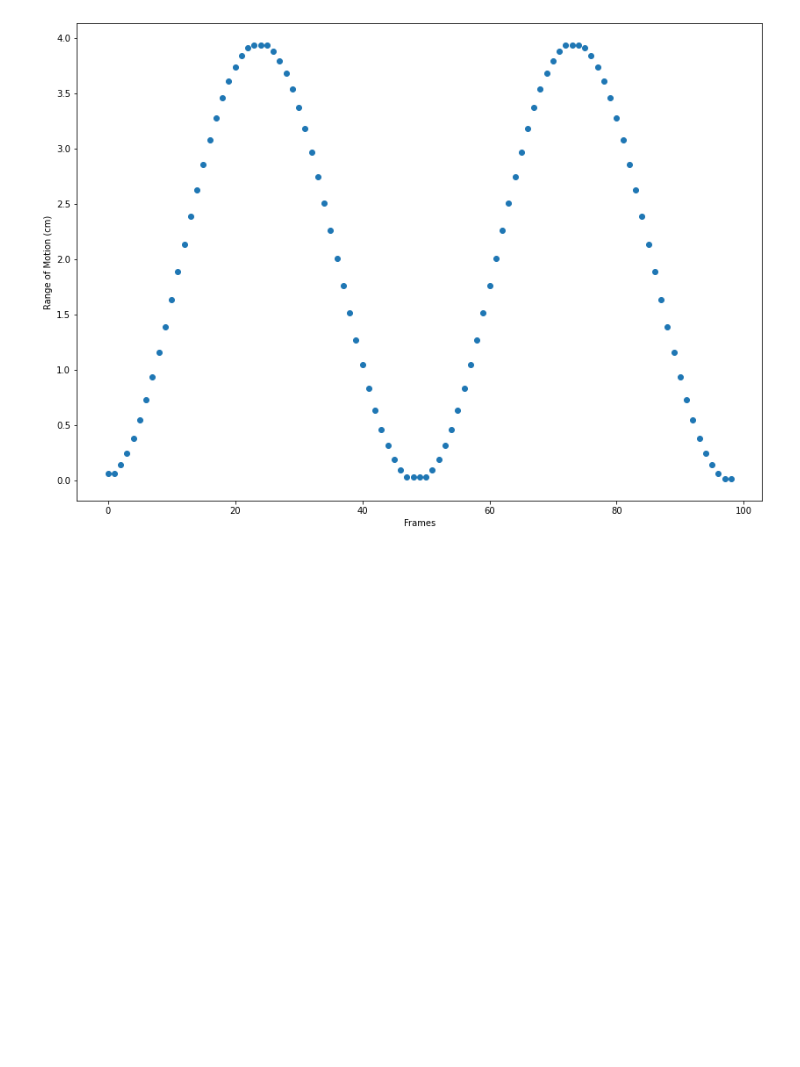
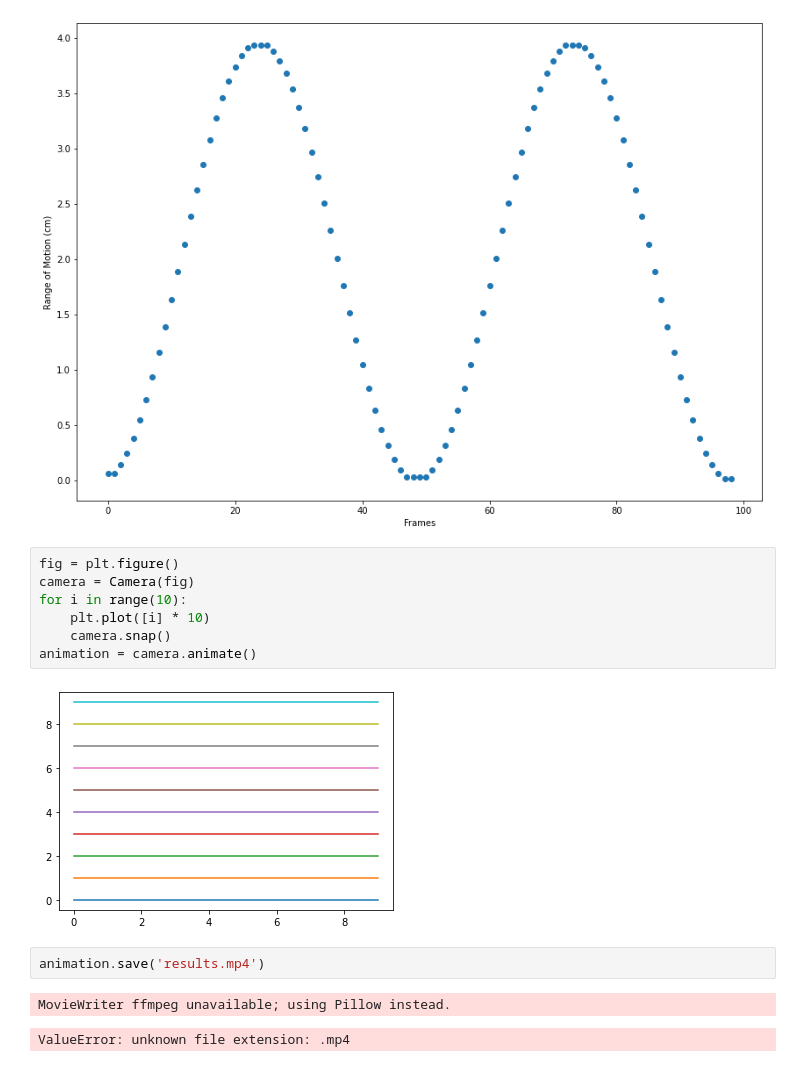
Before and after one commit to denizjafari/ClinicalScore, a Jupyter notebook: model_data_kinematics.ipynb, the cells around one changed output. Cells and saved outputs as stored; diff of their text form; blank space fills up the shorter version.

```diff
--- a/model_data_kinematics.ipynb
+++ b/model_data_kinematics.ipynb
@@ -582,3 +779,17 @@ plt.ylabel('Range of Motion (cm)')
 # %% [output]
 Text(0, 0.5, 'Range of Motion (cm)')
 [figure]
+# %%
+fig = plt.figure()
+camera = Camera(fig)
+for i in range(10):
+    plt.plot([i] * 10)
+    camera.snap()
+animation = camera.animate()
+# %% [output]
+[figure, added]
+# %%
+animation.save('results.mp4')
+# %% [output]
+MovieWriter ffmpeg unavailable; using Pillow instead.
+ValueError: unknown file extension: .mp4
```
Also changed, not shown: parts of 13 cells of this notebook, 1 other file.
